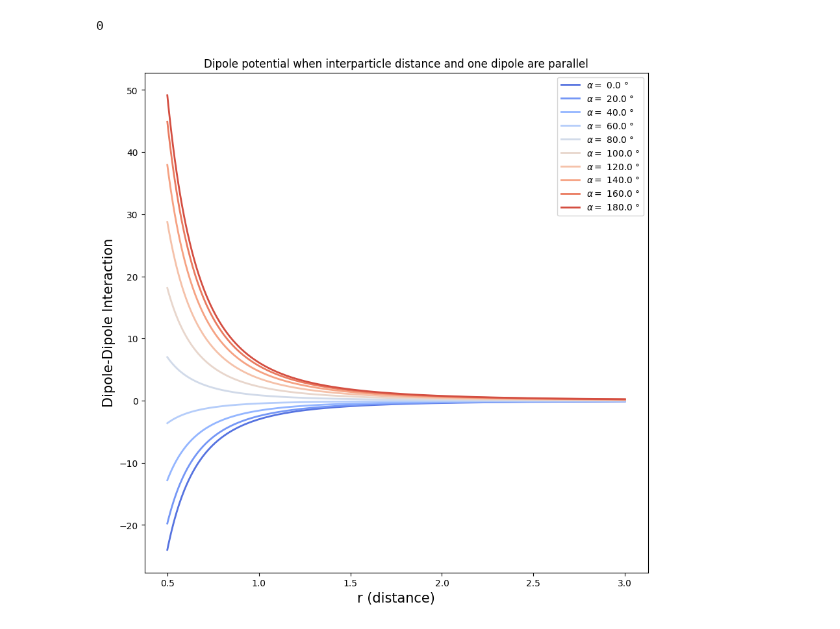
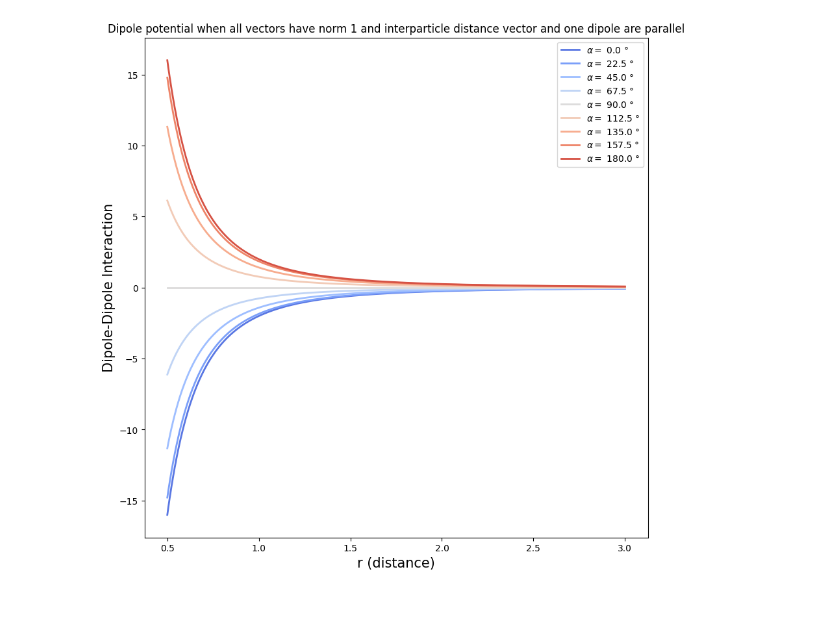
Before and after one commit to OljaOctagon/MagneticParticles, a Jupyter notebook: rigid_magnetic/dipole.ipynb, the cells around one changed output. Saved outputs shown, nothing was run; the diff lists cells and outputs as text; code cells hidden in the pictures.

Commit message:
bug fix in dipole parallel to distance and heat map for general dipole potential

```diff
--- a/rigid_magnetic/dipole.ipynb
+++ b/rigid_magnetic/dipole.ipynb
@@ -4,29 +4,35 @@ import matplotlib.pyplot as plt
 import seaborn as sns
 # %%
 
-sns.set_palette('coolwarm',10)
-def dipole_potential(R,alpha,beta):
-    U = -(3*np.cos(alpha)*np.cos(beta) - np.abs(alpha-beta))/np.power(R,3)
+sns.set_palette('coolwarm',9)
+# potential simplified as we assume that p1 and r are parallel
+def dipole_potential_parallel(R,alpha):
+    norm_p1 = 1
+    norm_p2 = 1
+    U = -1/np.power(R,3)*2*np.cos(alpha)
     return U
 
-# potential simplified as we assume that r=(1,0,0) and norm of r, m1 and m1 = 1
+def dipole_potential_general(R,alpha,beta):
+    norm_p1=1
+    norm_p2=1
+    U = ((norm_p1*norm_p2)/np.power(R,3))*(np.cos(alpha) - 3*np.cos(beta)*np.cos(alpha+beta))
+    return U
+
 # and  m1,m2 in 0,pi
 R=np.linspace(0.5,3,1000)
-beta=0
-print(beta)
 fig,ax = plt.subplots(figsize=(10,10))
-for alpha in np.linspace(0,np.pi,10):
-    U = dipole_potential(R,alpha,beta)
+for alpha in np.linspace(0,np.pi,9):
+    beta=0
+    U = dipole_potential_general(R,alpha,beta)
     ax.plot(R,U,
             lw=2,
             label="$\\alpha = $ {} $\degree$".format(np.round(alpha*180/np.pi,1)))
 
 plt.ylabel("Dipole-Dipole Interaction",size=15)
 plt.xlabel("r (distance)",size=15)
 plt.title("Dipole potential when all vectors have norm 1 and interparticle distance vector and one dipole are parallel")
 plt.legend()
 plt.show()
 # %% [output]
-0
-[figure, old version]
+[figure, new version]
 # %%
```
Also changed, not shown: parts of 2 cells of this notebook.
